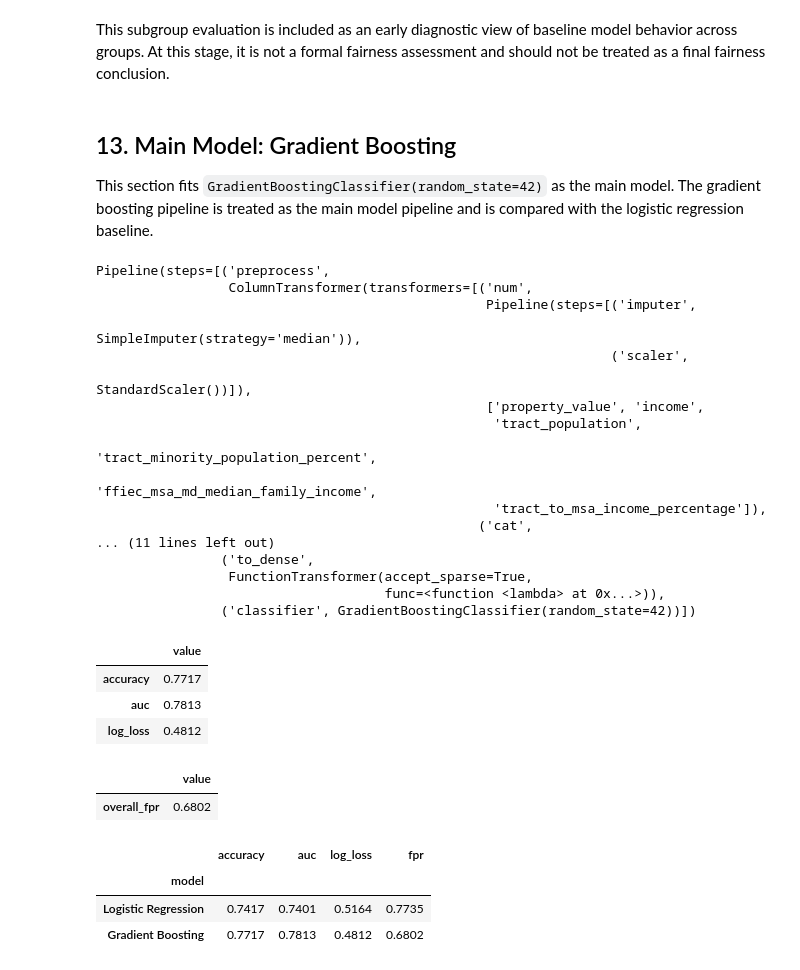
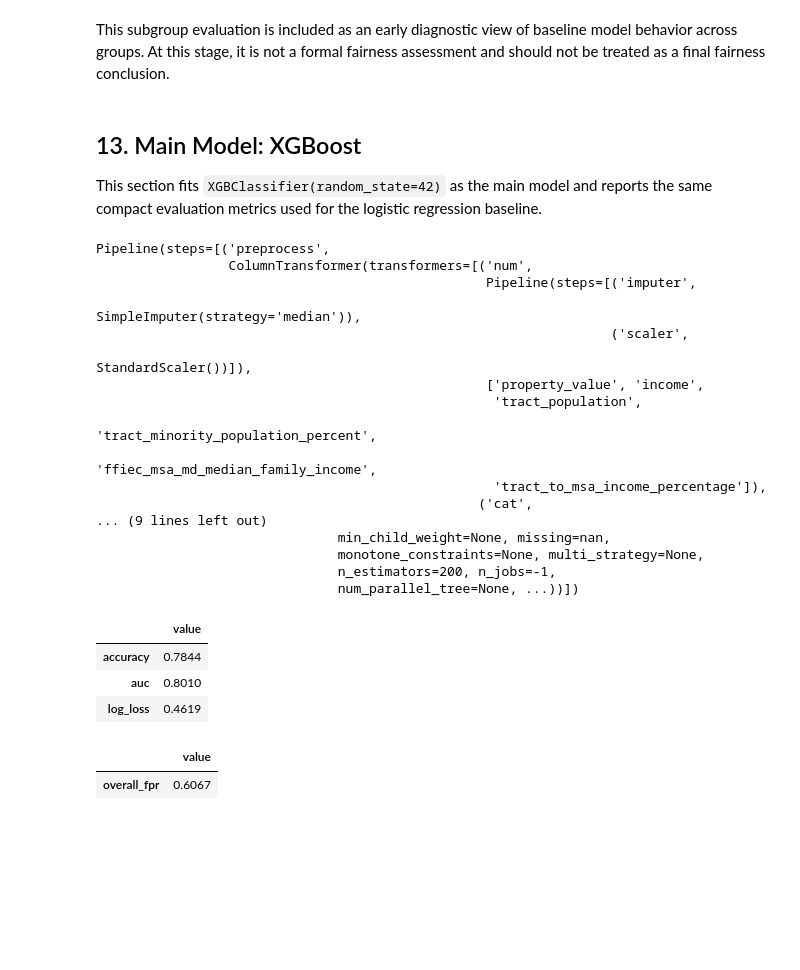
Before and after one commit to isambilo/Responsible_ML_Capstone, a Jupyter notebook: hmda_responsible_ml_capstone.ipynb, the cells around one changed output. Saved outputs shown, nothing was run; the diff lists cells and outputs as text; code cells hidden in the pictures; blank space fills up the shorter version.

Commit message:
Update notebook models and evaluation setup

```diff
--- a/hmda_responsible_ml_capstone.ipynb
+++ b/hmda_responsible_ml_capstone.ipynb
@@ -511,26 +512,31 @@ display(baseline_fpr_metrics)
 # %% [markdown]
 This subgroup evaluation is included as an early diagnostic view of baseline model behavior across groups. At this stage, it is not a formal fairness assessment and should not be treated as a final fairness conclusion.
 # %% [markdown]
-## 13. Main Model: Gradient Boosting
+## 13. Main Model: XGBoost
 
-This section fits `GradientBoostingClassifier(random_state=42)` as the main model. The gradient boosting pipeline is treated as the main model pipeline and is compared with the logistic regression baseline.
+This section fits `XGBClassifier(random_state=42)` as the main model and reports the same compact evaluation metrics used for the logistic regression baseline.
 # %%
-# Gradient boosting requires dense input after one-hot encoding.
-to_dense = FunctionTransformer(
-    lambda X: X.toarray() if hasattr(X, "toarray") else X,
-    accept_sparse=True,
-)
-
-gb_pipeline = Pipeline(
+xgb_pipeline = Pipeline(
     steps=[
         ("preprocess", preprocessor),
-        ("to_dense", to_dense),
-        ("classifier", GradientBoostingClassifier(random_state=42)),
+        (
+            "classifier",
+            XGBClassifier(
+                n_estimators=200,
+                max_depth=6,
+                learning_rate=0.1,
+                subsample=0.8,
+                colsample_bytree=0.8,
+                eval_metric="logloss",
+                random_state=42,
+                n_jobs=-1,
+            ),
+        ),
     ]
 )
 
-# Use gradient boosting as the main model pipeline.
-model = gb_pipeline
+# Use XGBoost as the main model pipeline.
+model = xgb_pipeline
 model.fit(X_train, y_train)
 
 display(model)
@@ -545,65 +551,40 @@ main_fpr = main_fp / (main_fp + main_tn) if (main_fp + main_tn) else np.nan
 main_performance_metrics = pd.Series(
     {
         "accuracy": accuracy_score(y_test, y_pred),
         "auc": roc_auc_score(y_test, y_score),
         "log_loss": log_loss(y_test, y_score),
     }
 ).round(4).to_frame("value")
 
 main_fpr_metrics = pd.Series(
     {
         "overall_fpr": main_fpr,
     }
 ).round(4).to_frame("value")
 
 display(main_performance_metrics)
 display(main_fpr_metrics)
-
-comparison_df = pd.DataFrame(
-    [
-        {
-            "model": "Logistic Regression",
-            "accuracy": baseline_performance_metrics.loc["accuracy", "value"],
-            "auc": baseline_performance_metrics.loc["auc", "value"],
-            "log_loss": baseline_performance_metrics.loc["log_loss", "value"],
-            "fpr": baseline_fpr_metrics.loc["overall_fpr", "value"],
-        },
-        {
-            "model": "Gradient Boosting",
-            "accuracy": main_performance_metrics.loc["accuracy", "value"],
-            "auc": main_performance_metrics.loc["auc", "value"],
-            "log_loss": main_performance_metrics.loc["log_loss", "value"],
-            "fpr": main_fpr_metrics.loc["overall_fpr", "value"],
-        },
-    ]
-).set_index("model").round(4)
-
-display(comparison_df)
 # %% [output]
 Pipeline(steps=[('preprocess',
                  ColumnTransformer(transformers=[('num',
                                                   Pipeline(steps=[('imputer',
                                                                    SimpleImputer(strategy='median')),
                                                                   ('scaler',
                                                                    StandardScaler())]),
                                                   ['property_value', 'income',
                                                    'tract_population',
                                                    'tract_minority_population_percent',
                                                    'ffiec_msa_md_median_family_income',
                                                    'tract_to_msa_income_percentage']),
                                                  ('cat',
-... (11 lines left out)
-                ('to_dense',
-                 FunctionTransformer(accept_sparse=True,
-                                     func=<function <lambda> at 0x...>)),
-                ('classifier', GradientBoostingClassifier(random_state=42))])
+... (9 lines left out)
+                               min_child_weight=None, missing=nan,
+                               monotone_constraints=None, multi_strategy=None,
+                               n_estimators=200, n_jobs=-1,
+                               num_parallel_tree=None, ...))])
 |  | value |
-| accuracy | 0.7717 |
-| auc | 0.7813 |
-| log_loss | 0.4812 |
+| accuracy | 0.7844 |
+| auc | 0.8010 |
+| log_loss | 0.4619 |
 |  | value |
-| overall_fpr | 0.6802 |
+| overall_fpr | 0.6067 |
-|  | accuracy | auc | log_loss | fpr |
-| model |  |  |  |  |
-| Logistic Regression | 0.7417 | 0.7401 | 0.5164 | 0.7735 |
-| Gradient Boosting | 0.7717 | 0.7813 | 0.4812 | 0.6802 |
```
Also changed, not shown: parts of 3 cells of this notebook, 2 other files.
